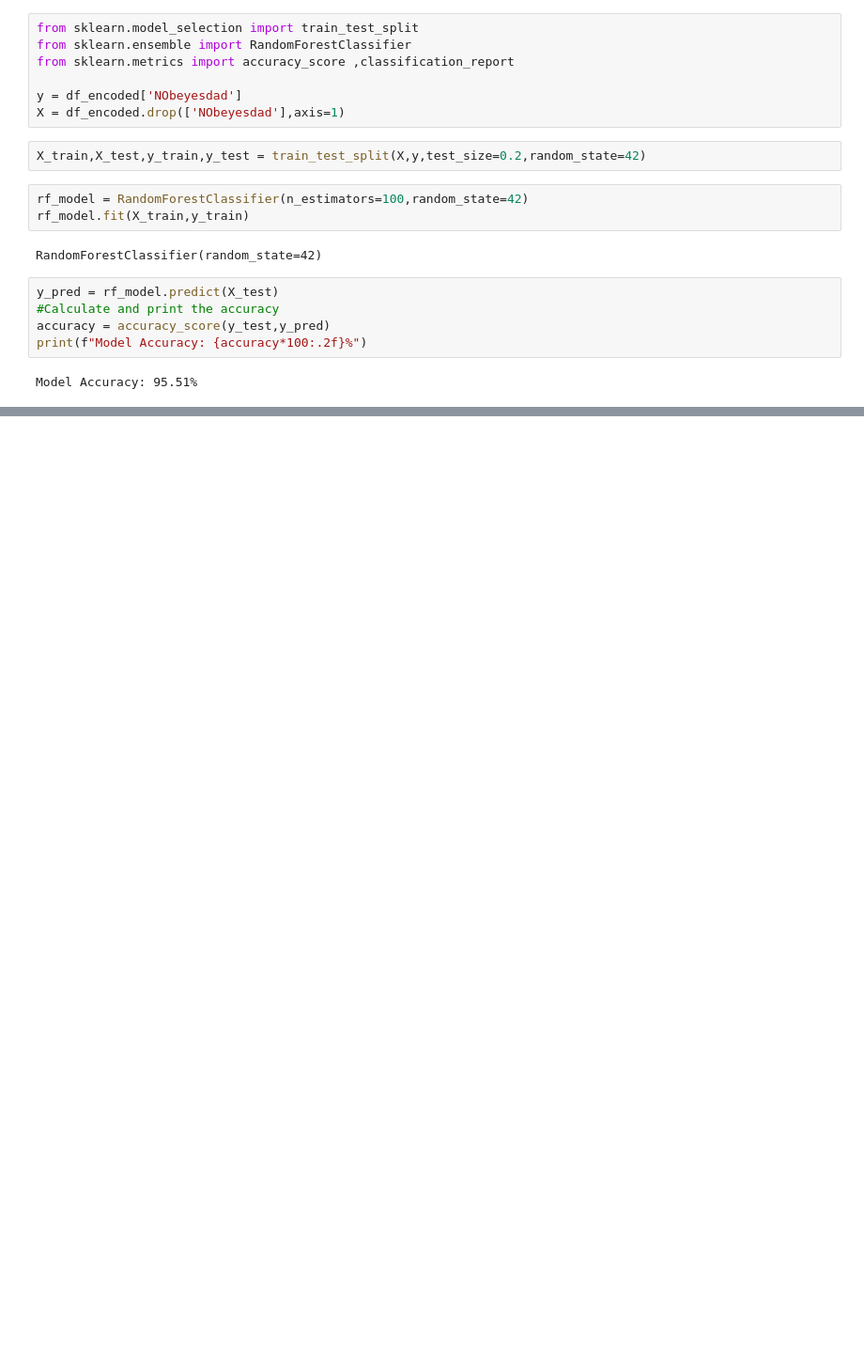
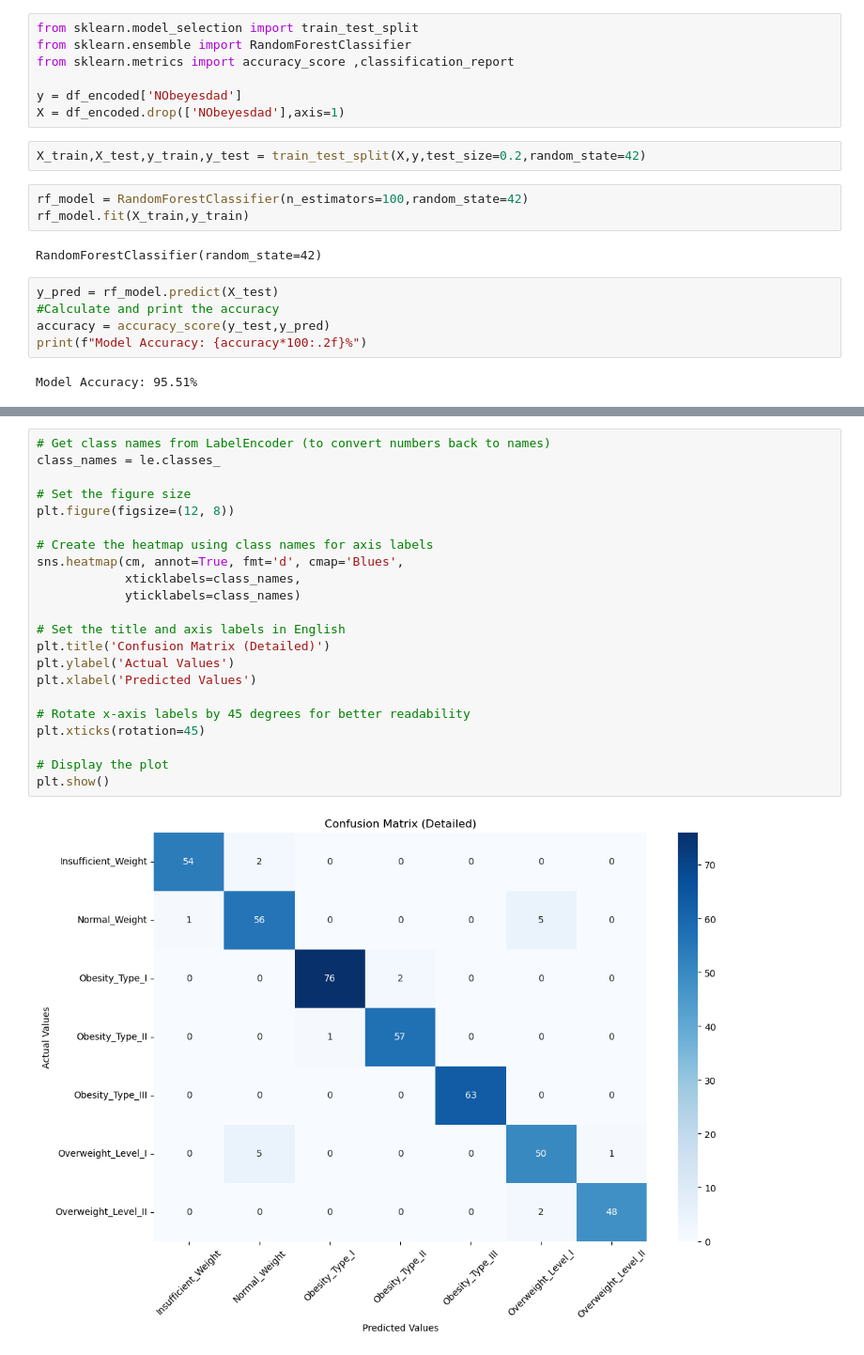
Before and after one commit to aylinelif/Obesity-Level-Prediction, a Jupyter notebook: obesity-level-prediction-random-forest.ipynb, the cells around one changed output, grey strips where cells are left out. Shown at 94% size. Drawn from its saved outputs; the diff is of its cells as text; blank space fills up the shorter version.

```diff
--- a/obesity-level-prediction-random-forest.ipynb
+++ b/obesity-level-prediction-random-forest.ipynb
@@ -77,0 +99,24 @@ Model Accuracy: 95.51%
+# %%
+# Get class names from LabelEncoder (to convert numbers back to names)
+class_names = le.classes_
+
+# Set the figure size
+plt.figure(figsize=(12, 8))
+
+# Create the heatmap using class names for axis labels
+sns.heatmap(cm, annot=True, fmt='d', cmap='Blues',
+            xticklabels=class_names,
+            yticklabels=class_names)
+
+# Set the title and axis labels in English
+plt.title('Confusion Matrix (Detailed)')
+plt.ylabel('Actual Values')
+plt.xlabel('Predicted Values')
+
+# Rotate x-axis labels by 45 degrees for better readability
+plt.xticks(rotation=45)
+
+# Display the plot
+plt.show()
+# %% [output]
+[figure, added]
```
Also changed, not shown: parts of 1 cell of this notebook.
